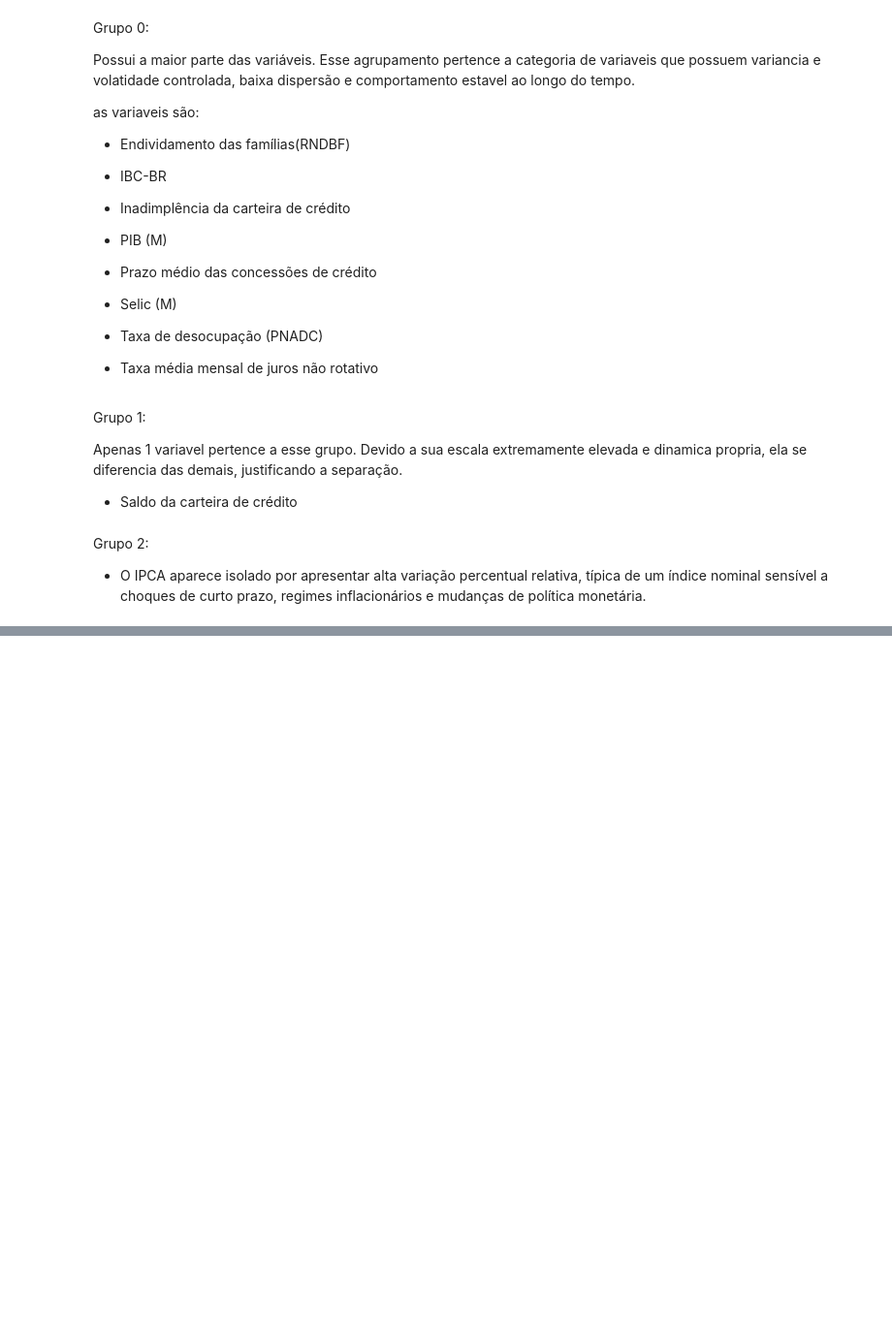
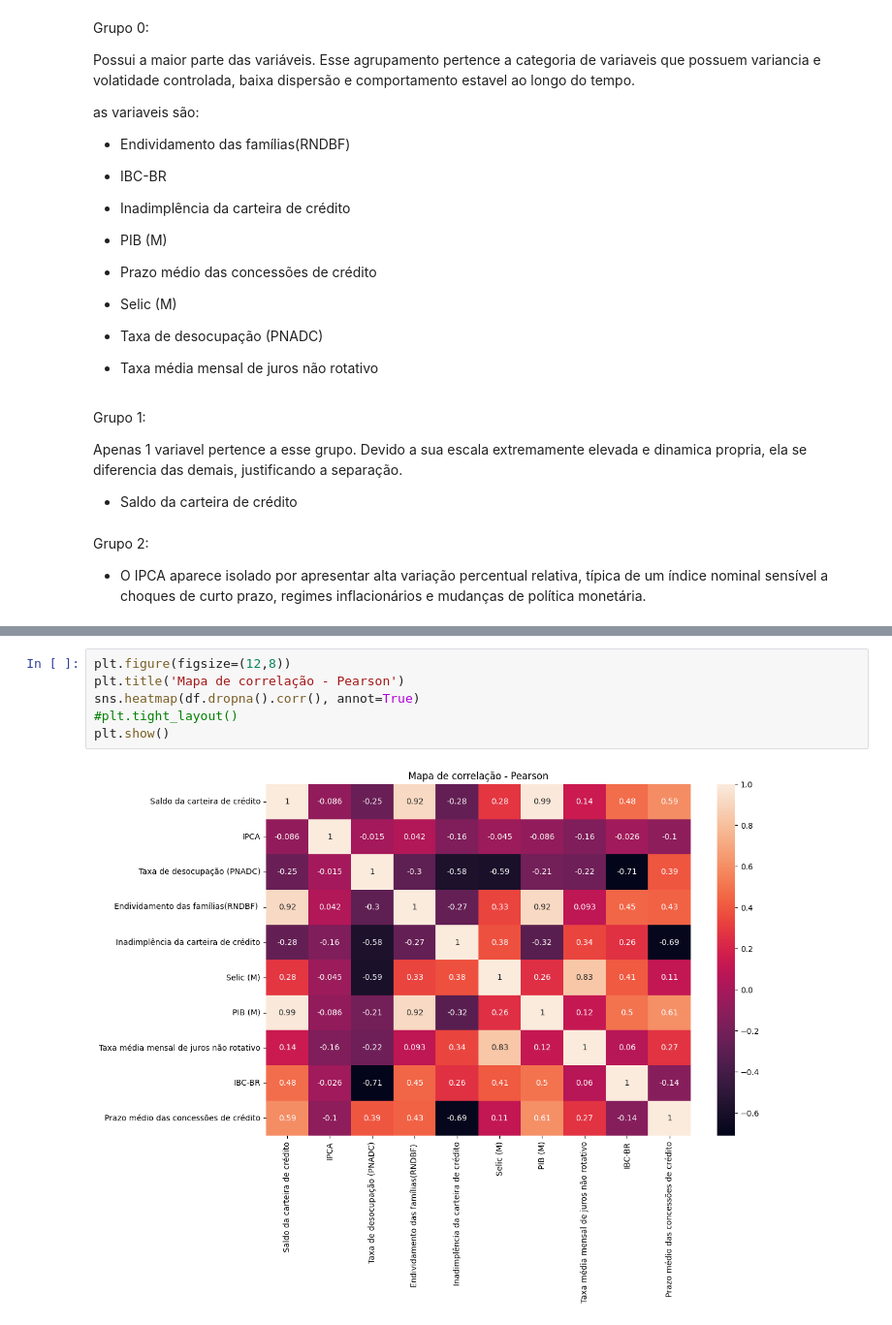
Before and after one commit to WesleySouza13/credit-portfolio-evolution, a Jupyter notebook: notebooks/time_series.ipynb, the cells around one changed output, grey strips where cells are left out. Shown at 97% size. Cells and saved outputs as stored; diff of their text form; blank space fills up the shorter version.

```diff
--- a/notebooks/time_series.ipynb
+++ b/notebooks/time_series.ipynb
@@ -349,0 +392,8 @@ Grupo 2:
+# %%
+plt.figure(figsize=(12,8))
+plt.title('Mapa de correlação - Pearson')
+sns.heatmap(df.dropna().corr(), annot=True)
+#plt.tight_layout()
+plt.show()
+# %% [output]
+[figure, added]
```
Also changed, not shown: parts of 13 cells of this notebook, 1 other file.
